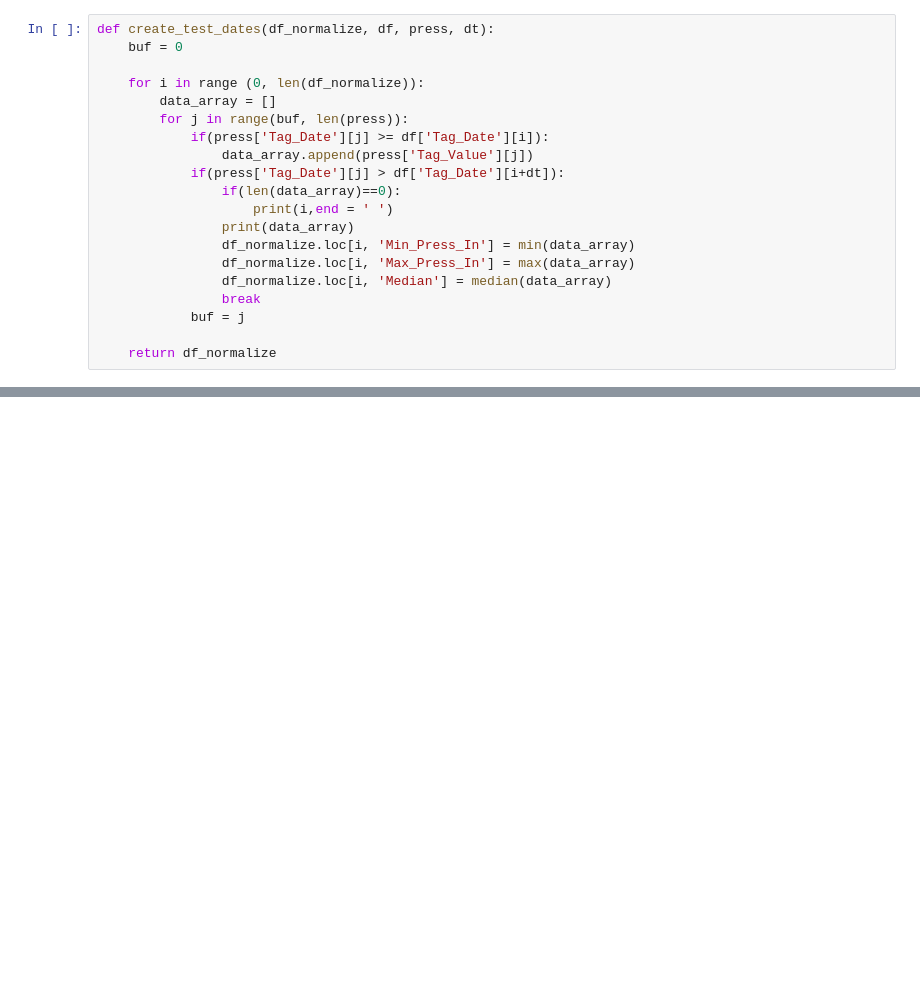
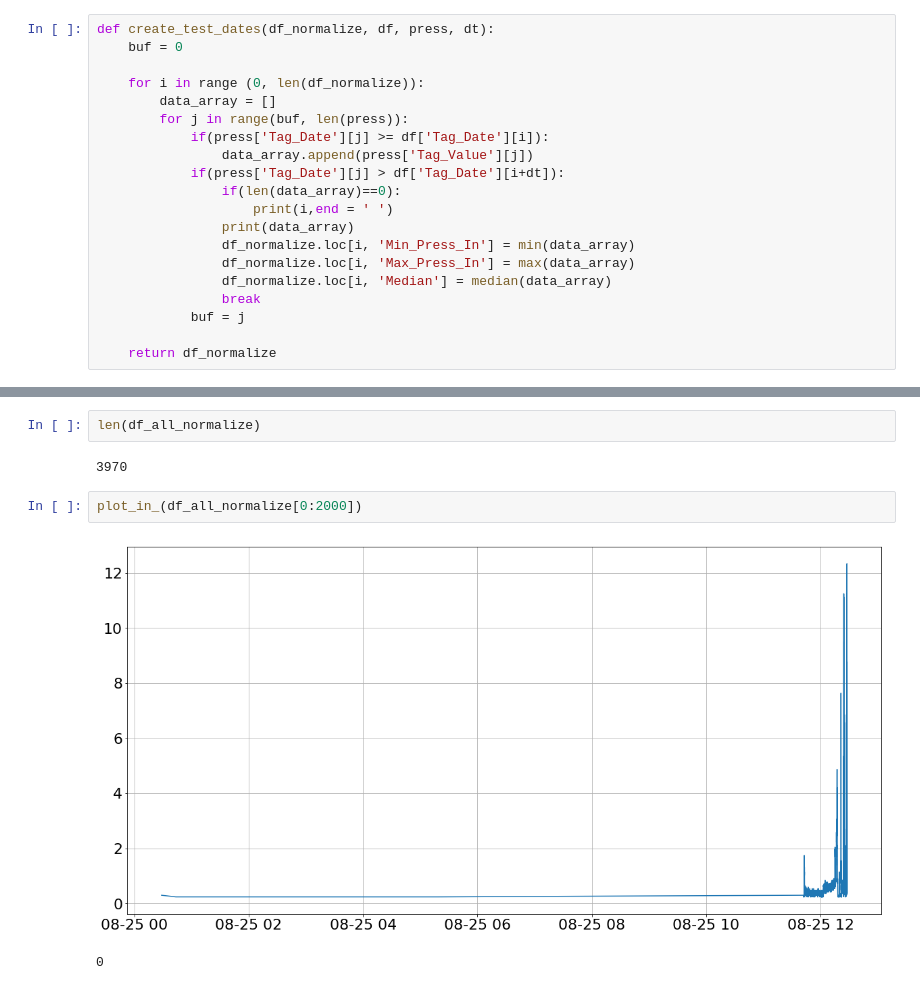
Before and after one commit to IImbryk/a_simple_neural_network, a Jupyter notebook: Keras_NN.ipynb, the cells around one changed output, grey strips where cells are left out. Cells and saved outputs as stored; diff of their text form; blank space fills up the shorter version.

```diff
--- a/Keras_NN.ipynb
+++ b/Keras_NN.ipynb
@@ -332,0 +402,9 @@ to_norm
+# %%
+len(df_all_normalize)
+# %% [output]
+3970
+# %%
+plot_in_(df_all_normalize[0:2000])
+# %% [output]
+[figure, added]
+0
```
Also changed, not shown: parts of 40 cells of this notebook, 9 other files.
